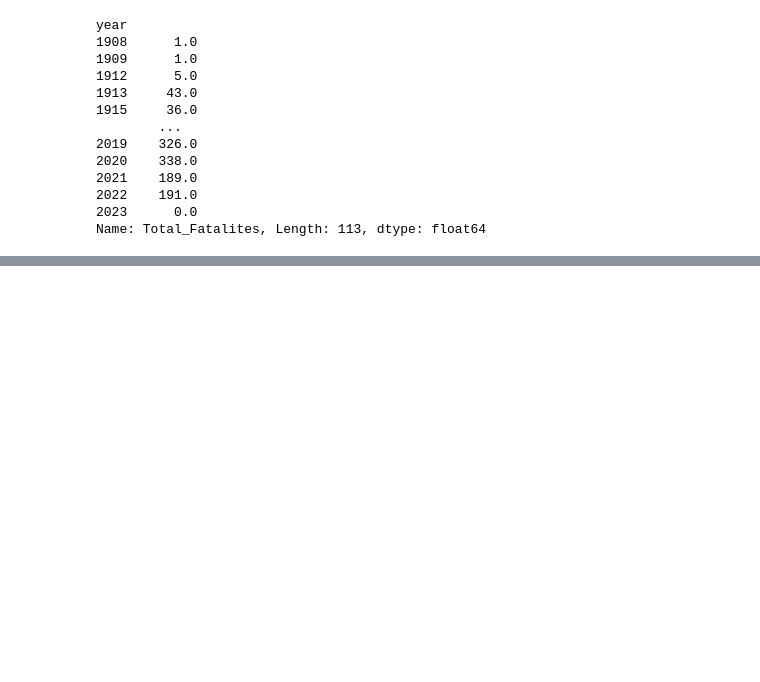
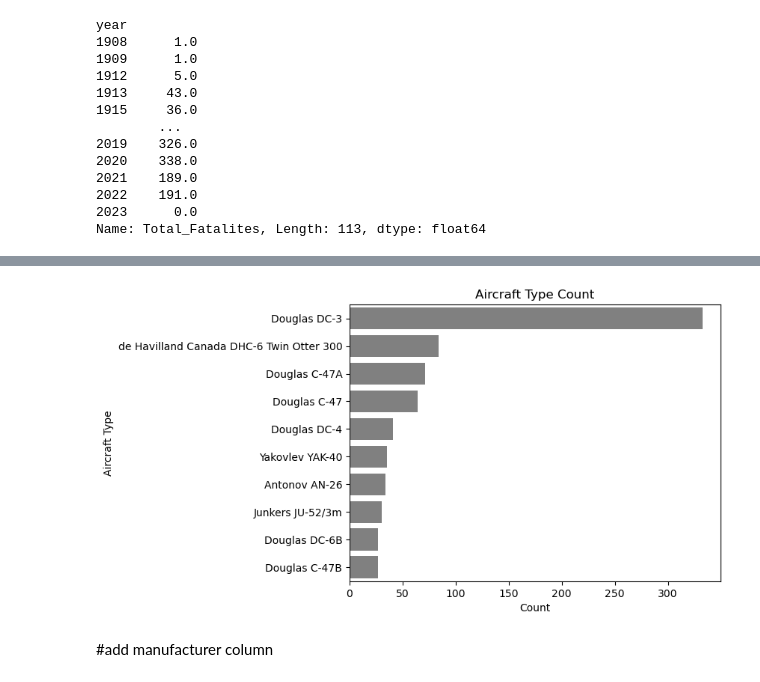
Before and after one commit to marxio09dio/Airplanes-Crashes-Study, a Jupyter notebook: eda.ipynb, the cells around one changed output, grey strips where cells are left out. Drawn from its saved outputs; the diff is of its cells as text; code cells hidden in the pictures; blank space fills up the shorter version.

```diff
--- a/eda.ipynb
+++ b/eda.ipynb
@@ -55,0 +160,5 @@ Name: Total_Fatalites, Length: 113, dtype: float64
+# %%
+AC_Type_c = df.groupby("AC_Type").size().reset_index(name='AC_Type_c')
+AC_Type_c = AC_Type_c.sort_values(by='AC_Type_c', ascending=False)
+AC_Type_top = AC_Type_c.head(10)
+AC_Type_top
@@ -55,0 +177,10 @@ Name: Total_Fatalites, Length: 113, dtype: float64
+# %%
+sns.barplot(x='AC_Type_c', y='AC_Type', data=AC_Type_top, orient='h', color='grey')
+plt.ylabel('Aircraft Type')
+plt.xlabel('Count')
+plt.title('Aircraft Type Count')
+plt.show()
+# %% [output]
+[figure, added]
+# %% [markdown]
+#add manufacturer column
```
Also changed, not shown: parts of 27 cells of this notebook.
